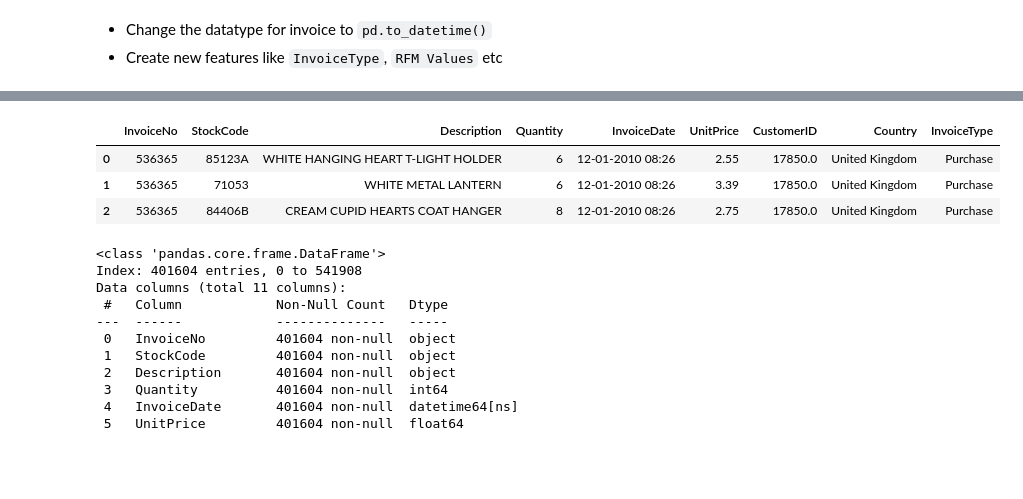
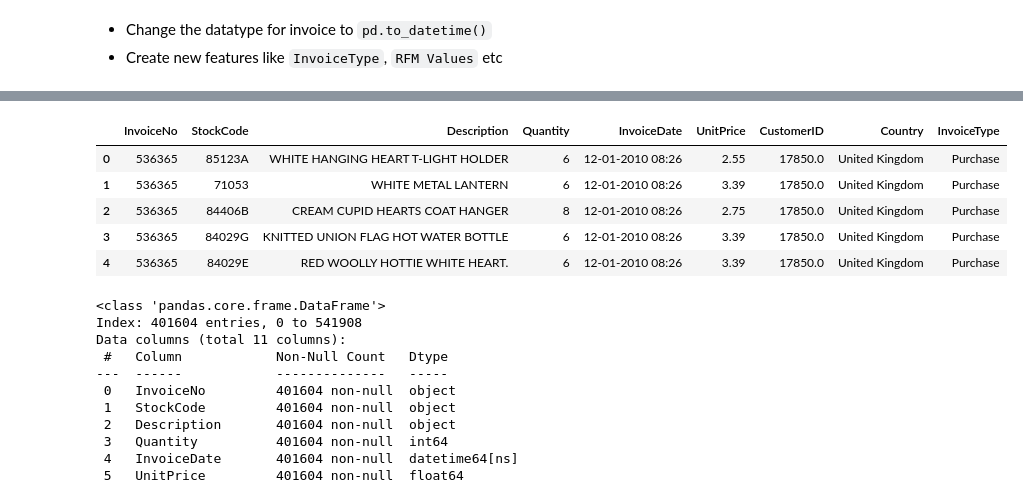
Before and after one commit to sampath-kothapalli/crm-analysis, a Jupyter notebook: crm_analysis.ipynb, the cells around one changed output, grey strips where cells are left out. Cells and saved outputs as stored; diff of their text form; code cells hidden in the pictures; blank space fills up the shorter version.

```diff
--- a/crm_analysis.ipynb
+++ b/crm_analysis.ipynb
@@ -22,7 +17,7 @@ import warnings
 warnings.filterwarnings('ignore')
 # %%
 # importing data from CSV file into a Pandas DataFrame
-df_import = pd.read_csv('/content/drive/Othercomputers/My laptop/Scaler DSML/Domain Analytics/Capstone Project/Ecom_CRM_analysis.csv')
+df_import = pd.read_csv('D:\ml\github\crm-analysis\ecom_crm_analysis.csv')
 # %% [markdown]
 ### Data Features
 # %%
@@ -233,12 +240,14 @@ df[df['InvoiceDate'].str.contains(r'/', na=False)].head(3)
 | 26733 | 538521 | 21755 | LOVE BUILDING BLOCK WORD | 3 | 12/13/2010 9:02 | 5.95 | 14180.0 | United Kingdom | Purchase |
 | 26734 | 538521 | 22072 | RED RETROSPOT TEA CUP AND SAUCER | 8 | 12/13/2010 9:02 | 3.75 | 14180.0 | United Kingdom | Purchase |
 # %%
-df[df['InvoiceDate'].str.contains(r'-', na=False)].head(3)
+df[df['InvoiceDate'].str.contains(r'-', na=False)].head()
 # %% [output]
 |  | InvoiceNo | StockCode | Description | Quantity | InvoiceDate | UnitPrice | CustomerID | Country | InvoiceType |
 | 0 | 536365 | 85123A | WHITE HANGING HEART T-LIGHT HOLDER | 6 | 12-01-2010 08:26 | 2.55 | 17850.0 | United Kingdom | Purchase |
 | 1 | 536365 | 71053 | WHITE METAL LANTERN | 6 | 12-01-2010 08:26 | 3.39 | 17850.0 | United Kingdom | Purchase |
 | 2 | 536365 | 84406B | CREAM CUPID HEARTS COAT HANGER | 8 | 12-01-2010 08:26 | 2.75 | 17850.0 | United Kingdom | Purchase |
+| 3 | 536365 | 84029G | KNITTED UNION FLAG HOT WATER BOTTLE | 6 | 12-01-2010 08:26 | 3.39 | 17850.0 | United Kingdom | Purchase |
+| 4 | 536365 | 84029E | RED WOOLLY HOTTIE WHITE HEART. | 6 | 12-01-2010 08:26 | 3.39 | 17850.0 | United Kingdom | Purchase |
 # %%
 df['InvoiceDate'] = df['InvoiceDate'].str.replace('-', '/', regex=False)
 df['InvoiceDate'] = pd.to_datetime(df['InvoiceDate'], errors='coerce')
```
Also changed, not shown: parts of 54 cells of this notebook, 3 other files.
